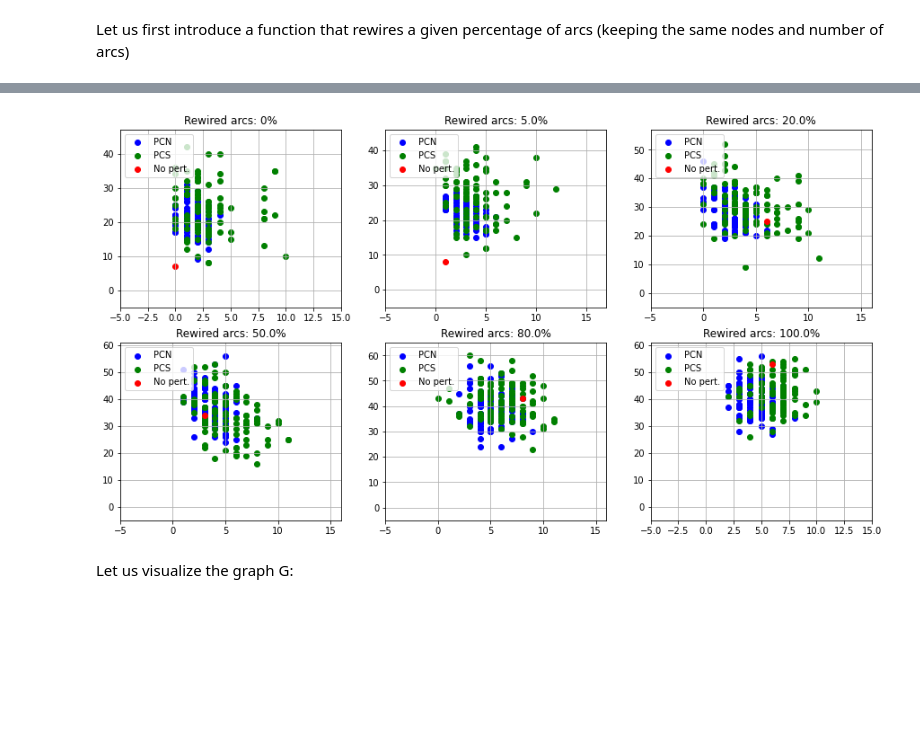
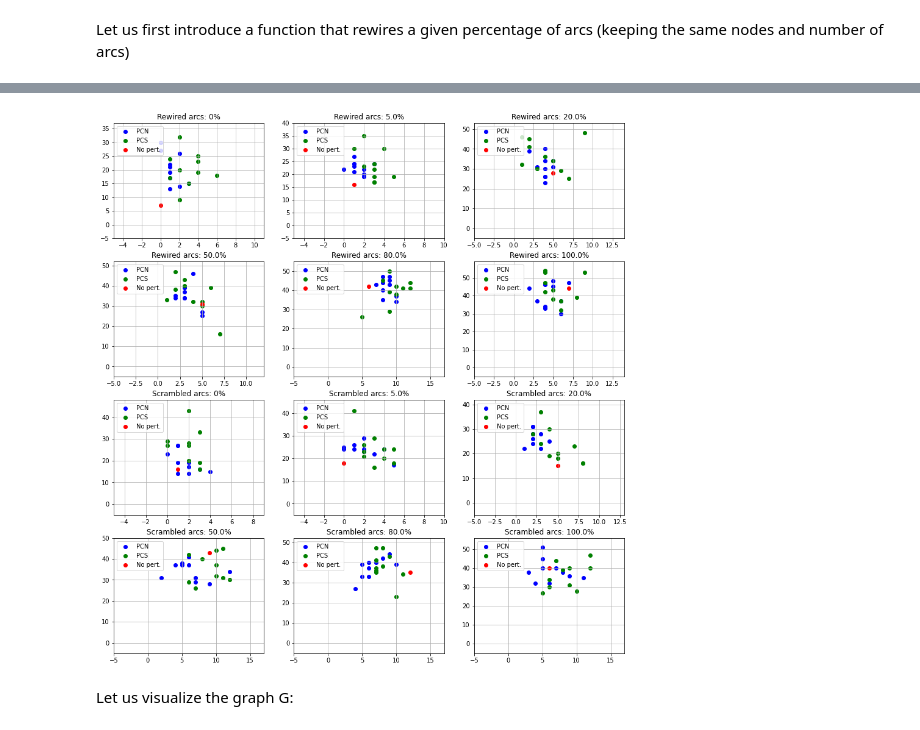
Before and after one commit to boldip/qf, a Jupyter notebook: src/evol-exp.ipynb, the cells around one changed output, grey strips where cells are left out. Cells and saved outputs as stored; diff of their text form; code cells hidden in the pictures; blank space fills up the shorter version.

```diff
--- a/src/evol-exp.ipynb
+++ b/src/evol-exp.ipynb
@@ -132,12 +143,12 @@ gt = qf.util.read_label("../../Datasets/Shortcuts/backward-ground-truth.tsv")
 
 alphas=[0, 0.05, 0.2, 0.5, 0.8, 1.0]
 
-fig, axsarray = plt.subplots(math.ceil(len(alphas) / 3), 3, squeeze=False, figsize=(15,8))
+fig, axsarray = plt.subplots(math.ceil(2 * len(alphas) / 3), 3, squeeze=False, figsize=(15,16))
 axs = axsarray.flatten()
 
 for i in range(len(alphas)):
     G = rewire(Gideal, alpha=alphas[i])
-    d = exper(G, gt, samples=100)
+    d = exper(G, gt, samples=10)
     xs_all = []
     ys_all = []
     for t in d:
@@ -152,5 +163,22 @@ for i in range(len(alphas)):
     axs[i].set_xlim([-5, max(xs_all)+5])
     axs[i].set_ylim([-5, max(ys_all)+5])
 
+for i in range(len(alphas), 2 * len(alphas)):
+    G = qf.graphs.scramble(Gideal, nScr=int(alphas[i % len(alphas)] * Gideal.number_of_edges()))
+    d = exper(G, gt, samples=10)
+    xs_all = []
+    ys_all = []
+    for t in d:
+        xs = [s[0] for s in t['points']]
+        ys = [s[1] for s in t['points']]
+        axs[i].scatter(xs, ys, color=t['color'], label=t['label'])
+        xs_all.extend(xs)
+        ys_all.extend(ys)
+    axs[i].legend(loc='upper left')
+    axs[i].grid(True)
+    axs[i].set_title("Scrambled arcs: {}%".format(100 * alphas[i % len(alphas)]))
+    axs[i].set_xlim([-5, max(xs_all)+5])
+    axs[i].set_ylim([-5, max(ys_all)+5])
+
 plt.show()
 # %% [output]
@@ -158,32 +186,49 @@ plt.show()
 # %%
 Gideal = qf.util.read_graph("../../Datasets/Shortcuts/forward-graph.tsv", coordinates=qf.util.read_coordinates("../../Datasets/Shortcuts/forward-coordinates.txt"))
 gt = qf.util.read_label("../../Datasets/Shortcuts/forward-ground-truth.tsv")
 
 alphas=[0, 0.05, 0.2, 0.5, 0.8, 1.0]
 
-fig, axsarray = plt.subplots(math.ceil(len(alphas) / 3), 3, squeeze=False, figsize=(15,8))
+fig, axsarray = plt.subplots(math.ceil(2 * len(alphas) / 3), 3, squeeze=False, figsize=(15,16))
 axs = axsarray.flatten()
 
 for i in range(len(alphas)):
     G = rewire(Gideal, alpha=alphas[i])
-    d = exper(G, gt, samples=100)
+    d = exper(G, gt, samples=10)
     xs_all = []
     ys_all = []
     for t in d:
         xs = [s[0] for s in t['points']]
         ys = [s[1] for s in t['points']]
         axs[i].scatter(xs, ys, color=t['color'], label=t['label'])
         xs_all.extend(xs)
         ys_all.extend(ys)
     axs[i].legend(loc='upper left')
     axs[i].grid(True)
     axs[i].set_title("Rewired arcs: {}%".format(100 * alphas[i]))
     axs[i].set_xlim([-5, max(xs_all)+5])
     axs[i].set_ylim([-5, max(ys_all)+5])
 
+for i in range(len(alphas), 2 * len(alphas)):
+    G = qf.graphs.scramble(Gideal, nScr=int(alphas[i % len(alphas)] * Gideal.number_of_edges()))
+    d = exper(G, gt, samples=10)
+    xs_all = []
+    ys_all = []
+    for t in d:
+        xs = [s[0] for s in t['points']]
+        ys = [s[1] for s in t['points']]
+        axs[i].scatter(xs, ys, color=t['color'], label=t['label'])
+        xs_all.extend(xs)
+        ys_all.extend(ys)
+    axs[i].legend(loc='upper left')
+    axs[i].grid(True)
+    axs[i].set_title("Scrambled arcs: {}%".format(100 * alphas[i % len(alphas)]))
+    axs[i].set_xlim([-5, max(xs_all)+5])
+    axs[i].set_ylim([-5, max(ys_all)+5])
+
 plt.show()
 # %% [output]
-[figure, old version]
+[figure, new version]
 # %% [markdown]
 Let us visualize the graph G:
 # %%
```
Also changed, not shown: parts of 8 cells of this notebook.
